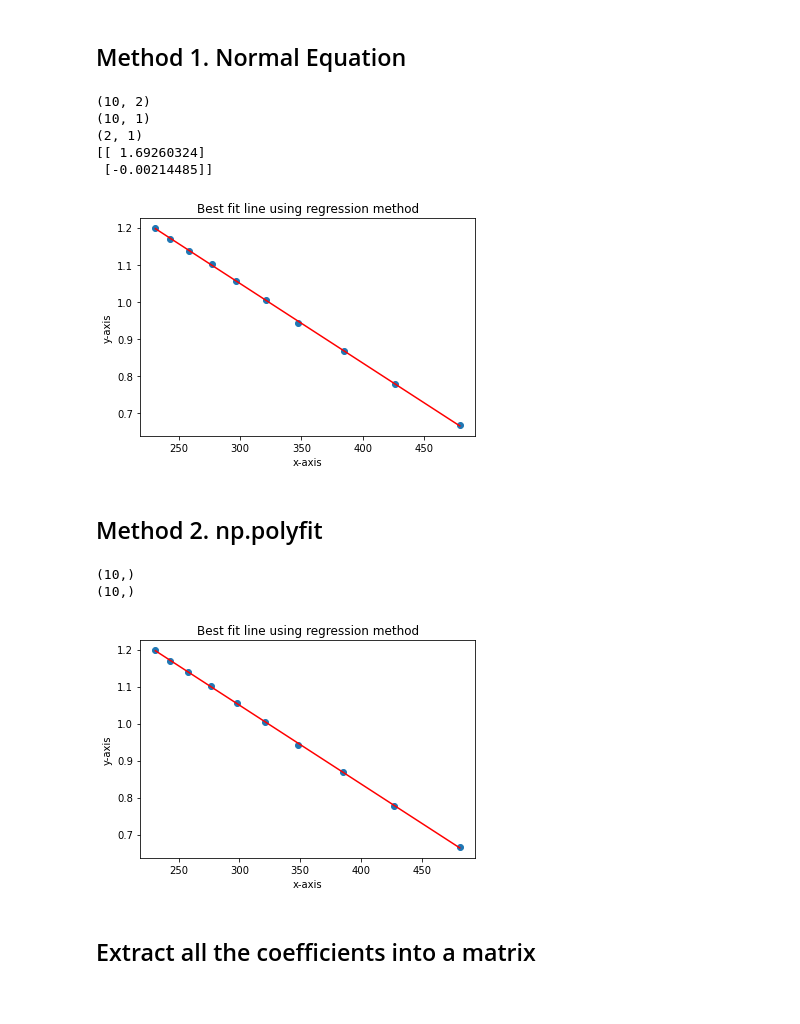
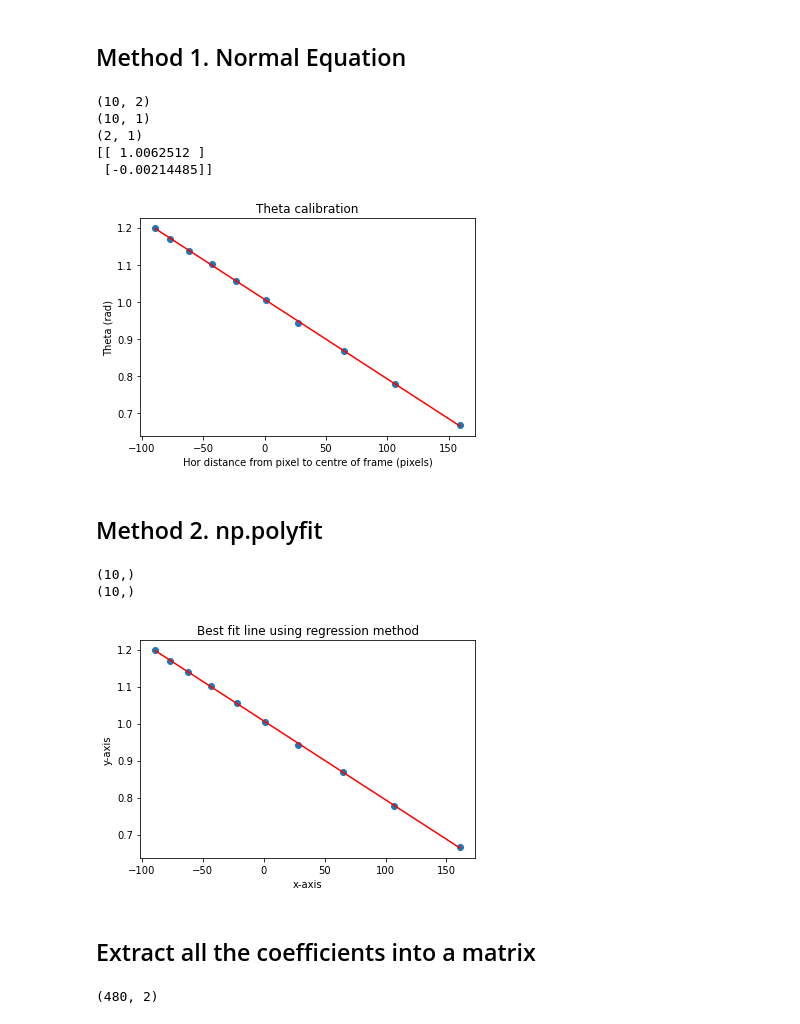
Before and after one commit to B33Boy/3D-Scanner, a Jupyter notebook: Notebooks/triangulate_laser.ipynb, the cells around one changed output. Drawn from its saved outputs; the diff is of its cells as text; code cells hidden in the pictures.

```diff
--- a/Notebooks/triangulate_laser.ipynb
+++ b/Notebooks/triangulate_laser.ipynb
@@ -131,7 +131,7 @@ pix_dist_mat.shape
 for count, file in enumerate(laser_samples):
     img = cv2.imread(laser_samples[count])
     img, POI  = extract_laser(img)
-    pix_dist_mat[count] = POI #- centre_x
+    pix_dist_mat[count] = POI - centre_x
 #     pix_dist_mat[count] = np.trim_zeros(POI)
 # %%
 # pix_dist_mat[:,300]
@@ -152,33 +152,33 @@ interactive(children=(IntSlider(value=240, description='col', max=480), Output()
 # %%
 X = pix_dist_mat[:, 100].reshape(pix_dist_mat.shape[0], 1)
 ones = np.ones((pix_dist_mat.shape[0],1))
 X = np.hstack((ones, X))
 
 Y = theta.reshape(theta.shape[0], 1)
 
 print(X.shape)
 print(Y.shape)
 
 coeff = np.linalg.inv(X.T.dot(X)).dot(X.T).dot(Y)
 print(coeff.shape)
 print(coeff)
 
 y_line = X.dot(coeff)
 
 plt.scatter(X[:,1], Y)
 plt.plot(X[:,1], y_line, 'r')
-plt.title('Best fit line using regression method')
-plt.xlabel('x-axis')
-plt.ylabel('y-axis')
+plt.title('Theta calibration')
+plt.xlabel('Hor distance from pixel to centre of frame (pixels)')
+plt.ylabel('Theta (rad)')
 
 plt.show()
 # %% [output]
 (10, 2)
 (10, 1)
 (2, 1)
-[[ 1.69260324]
+[[ 1.0062512 ]
  [-0.00214485]]
-[figure, old version]
+[figure, new version]
 # %% [markdown]
 ## Method 2. np.polyfit
 # %%
@@ -202,7 +202,7 @@ plt.show()
 # %% [output]
 (10,)
 (10,)
-[figure, old version]
+[figure, new version]
 # %% [markdown]
 ## Extract all the coefficients into a matrix
 # %%
@@ -219,3 +219,7 @@ for i in range(86, 336):
     theta_coeff[i, 1] = coeff[1]
 # %%
 np.savez('../../res/calibration_theta_output/theta_params.npz', theta_coeff=theta_coeff)
+# %%
+theta_coeff.shape
+# %% [output]
+(480, 2)
```
Also changed, not shown: parts of 2 cells of this notebook, 3 other files.
